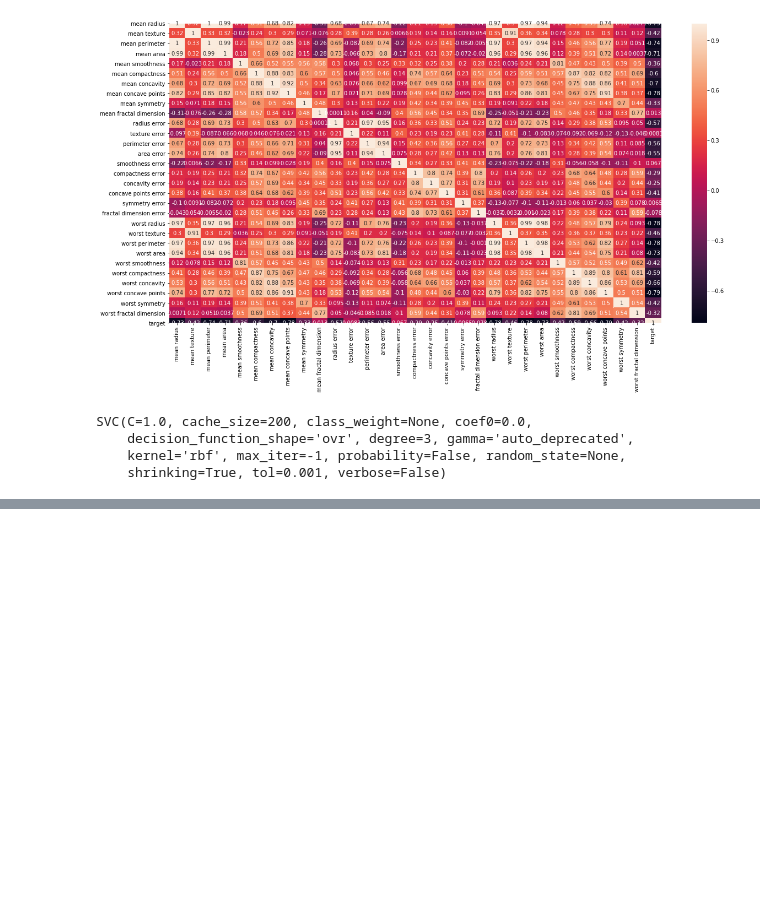
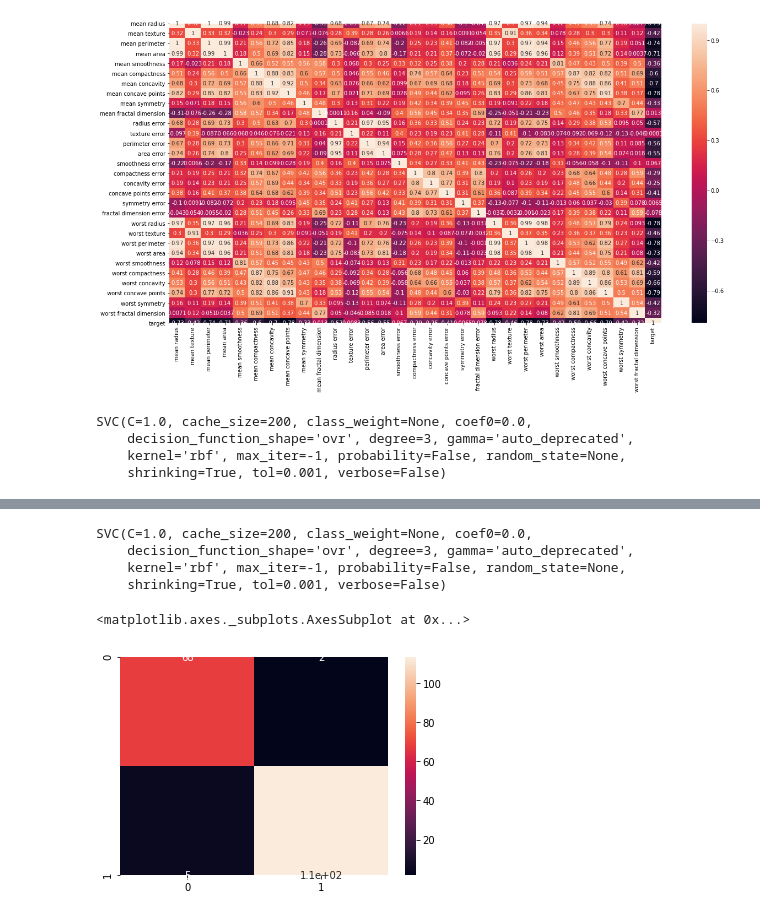
Before and after one commit to lionheart7dec/My_files, a Jupyter notebook: Breast_cancer_Analysis.ipynb, the cells around one changed output, grey strips where cells are left out. Cells and saved outputs as stored; diff of their text form; code cells hidden in the pictures; blank space fills up the shorter version.

```diff
--- a/Breast_cancer_Analysis.ipynb
+++ b/Breast_cancer_Analysis.ipynb
@@ -171,0 +172,6 @@ weighted avg       0.36      0.60      0.45       143
+# %%
+min_train = X_train.min()
+range_train = (X_train-min_train).max()
+
+X_train_scaled = (X_train - min_train)/range_train
+X_train_scaled
@@ -171,0 +192,21 @@ weighted avg       0.36      0.60      0.45       143
+# %%
+min_test = X_test.min()
+range_test = (X_test-min_test).max()
+
+X_test_scaled = (X_test - min_test)/range_test
+# %%
+svc= SVC()
+svc.fit(X_train_scaled, y_train)
+# %% [output]
+SVC(C=1.0, cache_size=200, class_weight=None, coef0=0.0,
+    decision_function_shape='ovr', degree=3, gamma='auto_deprecated',
+    kernel='rbf', max_iter=-1, probability=False, random_state=None,
+    shrinking=True, tol=0.001, verbose=False)
+# %%
+y_predict=svc.predict(X_test_scaled)
+
+cm=confusion_matrix(y_test, y_predict)
+sns.heatmap(cm, annot= True)
+# %% [output]
+<matplotlib.axes._subplots.AxesSubplot at 0x...>
+[figure, added]
```
Also changed, not shown: parts of 19 cells of this notebook.
